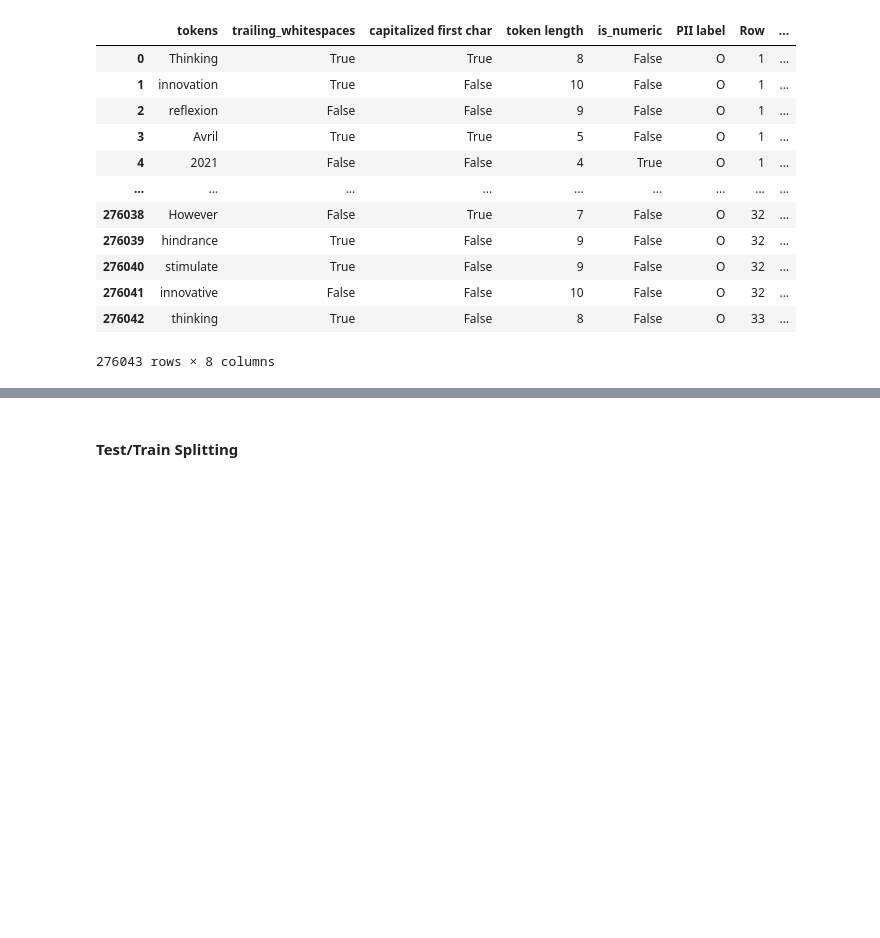
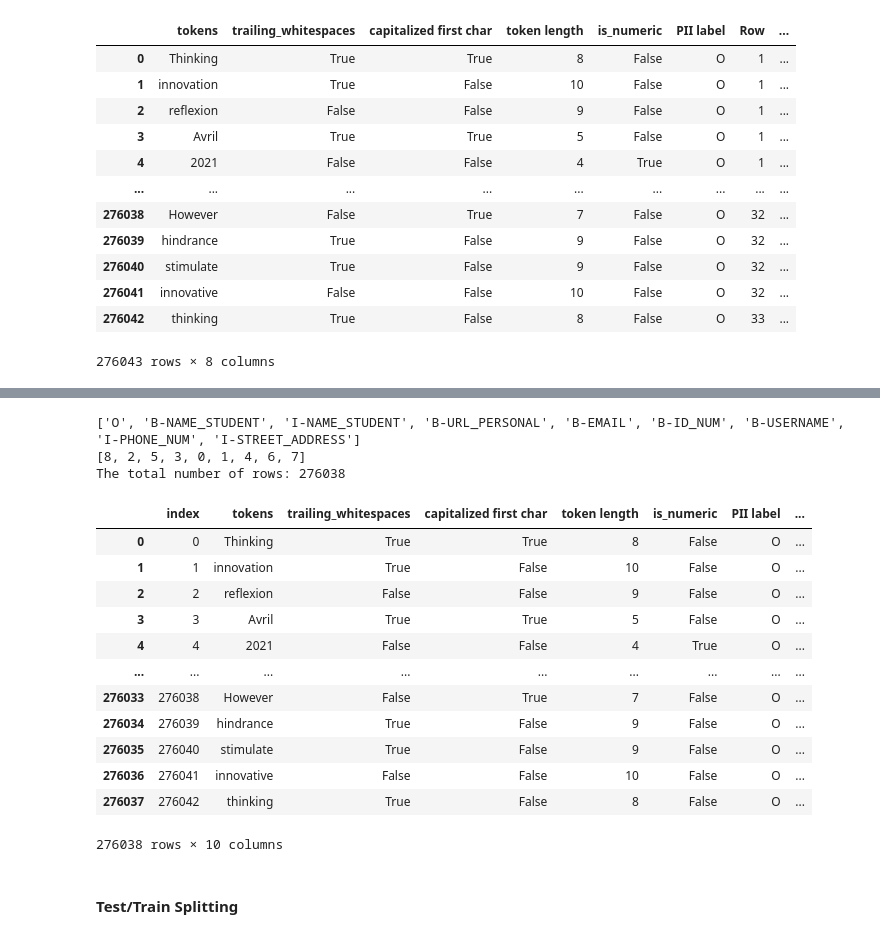
Before and after one commit to vik01/PII-data-detection, a Jupyter notebook: Model 5 - XGBoost/XGBoostModel.ipynb, the cells around one changed output, grey strips where cells are left out. Saved outputs shown, nothing was run; the diff lists cells and outputs as text; code cells hidden in the pictures; blank space fills up the shorter version.

Commit message:
finished XGBoost model

```diff
--- a/Model 5 - XGBoost/XGBoostModel.ipynb
+++ b/Model 5 - XGBoost/XGBoostModel.ipynb
@@ -249,0 +199,17 @@ Actual values of encoded labels:
+# %%
+# Get the unique values of the PII data and print them.
+unique_class_list = data["PII label"].unique().tolist()
+
+# Need to get rid of the PII data that occurs less than 2 times because the model won't work wihout that.
+for encoded_class in unique_class_list:
+
+    # Get the occurence number for the current PII data and print the number
+    class_numbers = len(data.loc[data["PII label"] == encoded_class, :])
+    print(f"For PII data: {encoded_class}, there are {class_numbers} individual tokens")
+
+    # For the number of occurences below 2, drop those rows.
+    if class_numbers <= 2:
+        data.drop(data.index[data["PII label"] == encoded_class].tolist(), axis=0, inplace=True)
+        print(f"Deleted {encoded_class}")
+
+data.reset_index(inplace=True)
@@ -250,3 +234,36 @@ Actual values of encoded labels:
+# %%
+from sklearn.preprocessing import LabelEncoder
+
+# Encode the multinomial label and add it as a column named "Y"
+le = LabelEncoder()
+data['Y'] = le.fit_transform(data['PII label'])
+
+# Get the remaining PII and encoded labels
+remaining_PII = data["PII label"].unique().tolist()
+remaining_PII_encoded = data["Y"].unique().tolist()
+
+# # Print the relevant data
+print(remaining_PII)
+print(remaining_PII_encoded)
+print(f"The total number of rows: {len(data)}")
+data
+# %% [output]
+['O', 'B-NAME_STUDENT', 'I-NAME_STUDENT', 'B-URL_PERSONAL', 'B-EMAIL', 'B-ID_NUM', 'B-USERNAME', 'I-PHONE_NUM', 'I-STREET_ADDRESS']
+[8, 2, 5, 3, 0, 1, 4, 6, 7]
+The total number of rows: 276038
+|  | index | tokens | trailing_whitespaces | capitalized first char | token length | is_numeric | PII label | ... |
+| 0 | 0 | Thinking | True | True | 8 | False | O | ... |
+| 1 | 1 | innovation | True | False | 10 | False | O | ... |
+| 2 | 2 | reflexion | False | False | 9 | False | O | ... |
+| 3 | 3 | Avril | True | True | 5 | False | O | ... |
+| 4 | 4 | 2021 | False | False | 4 | True | O | ... |
+| ... | ... | ... | ... | ... | ... | ... | ... | ... |
+| 276033 | 276038 | However | False | True | 7 | False | O | ... |
+| 276034 | 276039 | hindrance | True | False | 9 | False | O | ... |
+| 276035 | 276040 | stimulate | True | False | 9 | False | O | ... |
+| 276036 | 276041 | innovative | False | False | 10 | False | O | ... |
+| 276037 | 276042 | thinking | True | False | 8 | False | O | ... |
+276038 rows × 10 columns
 # %% [markdown]
 #### Test/Train Splitting
 # %%
```
Also changed, not shown: parts of 11 cells of this notebook.
